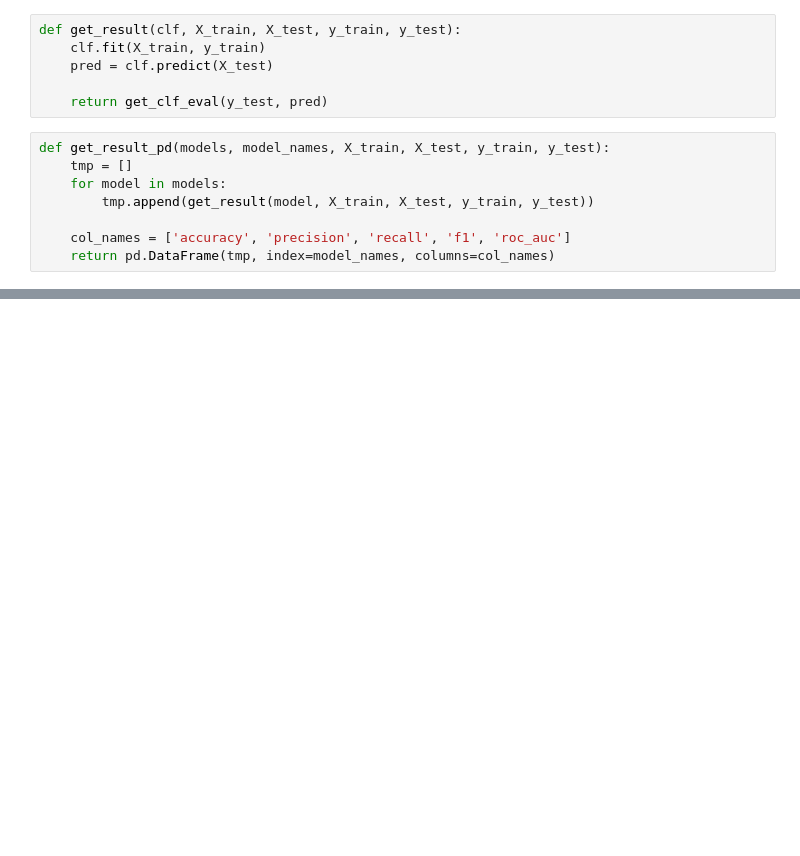
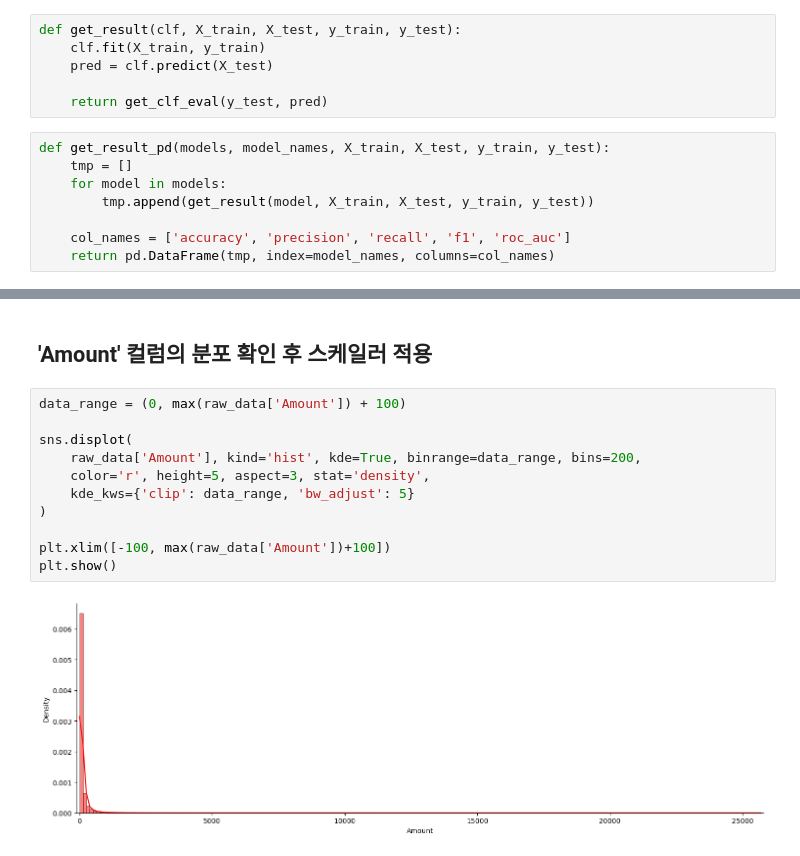
Before and after one commit to buzziru/ZB_ML, a Jupyter notebook: 21. creadit card fraud detection.ipynb, the cells around one changed output, grey strips where cells are left out. Drawn from its saved outputs; the diff is of its cells as text; blank space fills up the shorter version.

```diff
--- a/21. creadit card fraud detection.ipynb
+++ b/21. creadit card fraud detection.ipynb
@@ -218,3 +222,18 @@ Runtime of this job was 179.07990527153015 seconds
 | Decision Tree | 0.999345 | 0.883333 | 0.716216 | 0.791045 | 0.858026 |
 | Random Forest | 0.999497 | 0.956522 | 0.743243 | 0.836502 | 0.871592 |
 | LightGBM | 0.999532 | 0.950000 | 0.770270 | 0.850746 | 0.885100 |
+# %% [markdown]
+## 'Amount' 컬럼의 분포 확인 후 스케일러 적용
+# %%
+data_range = (0, max(raw_data['Amount']) + 100)
+
+sns.displot(
+    raw_data['Amount'], kind='hist', kde=True, binrange=data_range, bins=200,
+    color='r', height=5, aspect=3, stat='density',
+    kde_kws={'clip': data_range, 'bw_adjust': 5}
+)
+
+plt.xlim([-100, max(raw_data['Amount'])+100])
+plt.show()
+# %% [output]
+[figure, added]
```
Also changed, not shown: parts of 31 cells of this notebook, 1 other file.
